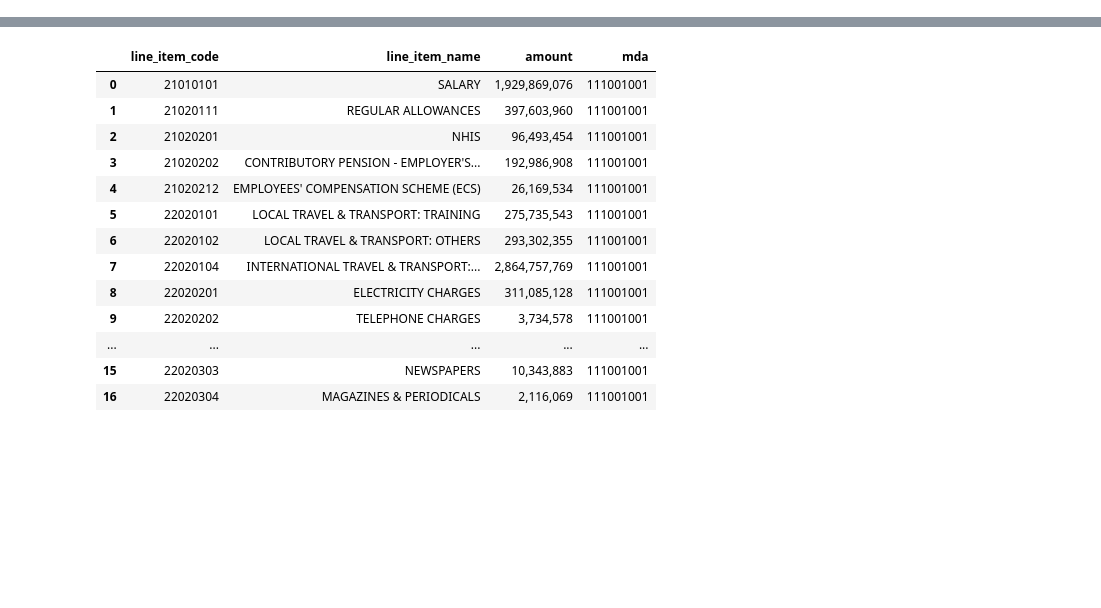
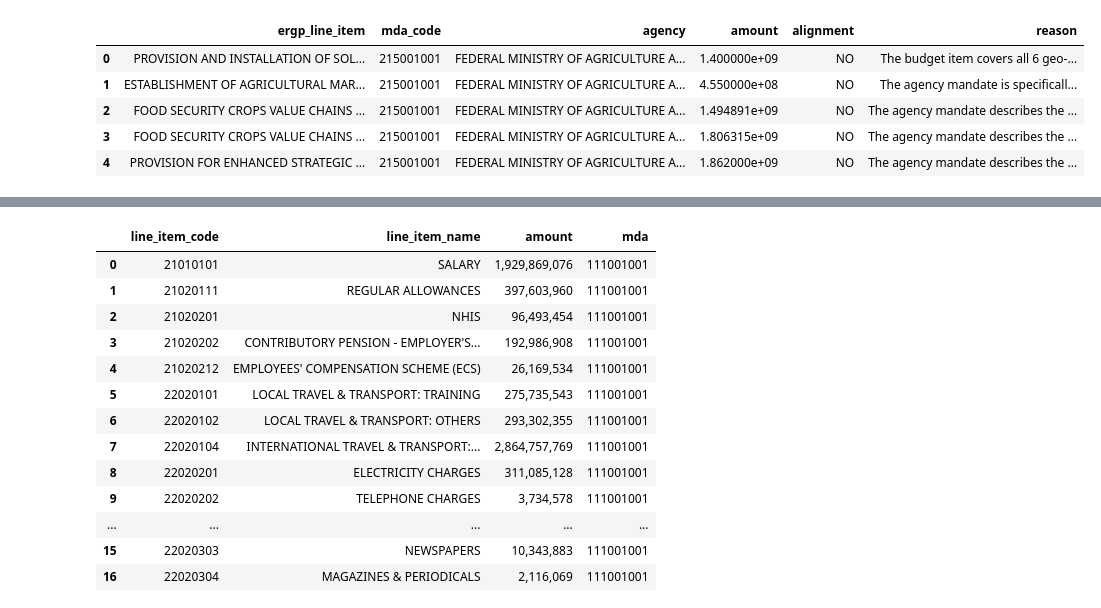
Before and after one commit to abelunbound/fg_interactive_budget, a Jupyter notebook: dev.ipynb, the cells around one changed output, grey strips where cells are left out. Saved outputs shown, nothing was run; the diff lists cells and outputs as text; code cells hidden in the pictures; blank space fills up the shorter version.

Commit message:
Updated with processed data for MDA 51-380 projects showing misplaced priorities

```diff
--- a/dev.ipynb
+++ b/dev.ipynb
@@ -1,2 +1,22 @@
 # %%
 import pandas as pd
+# %%
+misplaced_priorities_data_input_path = "data/outputs/mandate_deviation/llm_alignment_results.csv"
+use_columns = [
+    'ergp_line_item',
+    'mda_code',
+    'agency',
+    'amount',
+    'alignment',
+    'reason',
+]
+misplaced_priorities_df = pd.read_csv(misplaced_priorities_data_input_path, usecols=use_columns)
+# %%
+misplaced_priorities_df.head()
+# %% [output]
+|  | ergp_line_item | mda_code | agency | amount | alignment | reason |
+| 0 | PROVISION AND INSTALLATION OF SOL... | 215001001 | FEDERAL MINISTRY OF AGRICULTURE A... | 1.400000e+09 | NO | The budget item covers all 6 geo-... |
+| 1 | ESTABLISHMENT OF AGRICULTURAL MAR... | 215001001 | FEDERAL MINISTRY OF AGRICULTURE A... | 4.550000e+08 | NO | The agency mandate is specificall... |
+| 2 | FOOD SECURITY CROPS VALUE CHAINS ... | 215001001 | FEDERAL MINISTRY OF AGRICULTURE A... | 1.494891e+09 | NO | The agency mandate describes the ... |
+| 3 | FOOD SECURITY CROPS VALUE CHAINS ... | 215001001 | FEDERAL MINISTRY OF AGRICULTURE A... | 1.806315e+09 | NO | The agency mandate describes the ... |
+| 4 | PROVISION FOR ENHANCED STRATEGIC ... | 215001001 | FEDERAL MINISTRY OF AGRICULTURE A... | 1.862000e+09 | NO | The agency mandate describes the ... |
```
Also changed, not shown: parts of 23 cells of this notebook, 29 other files.
